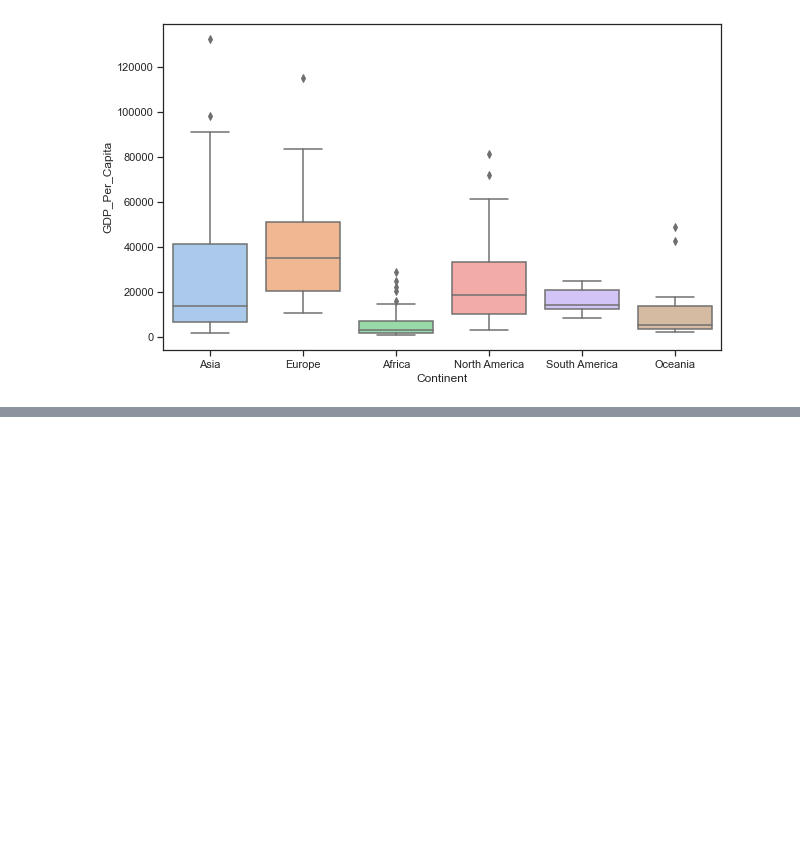
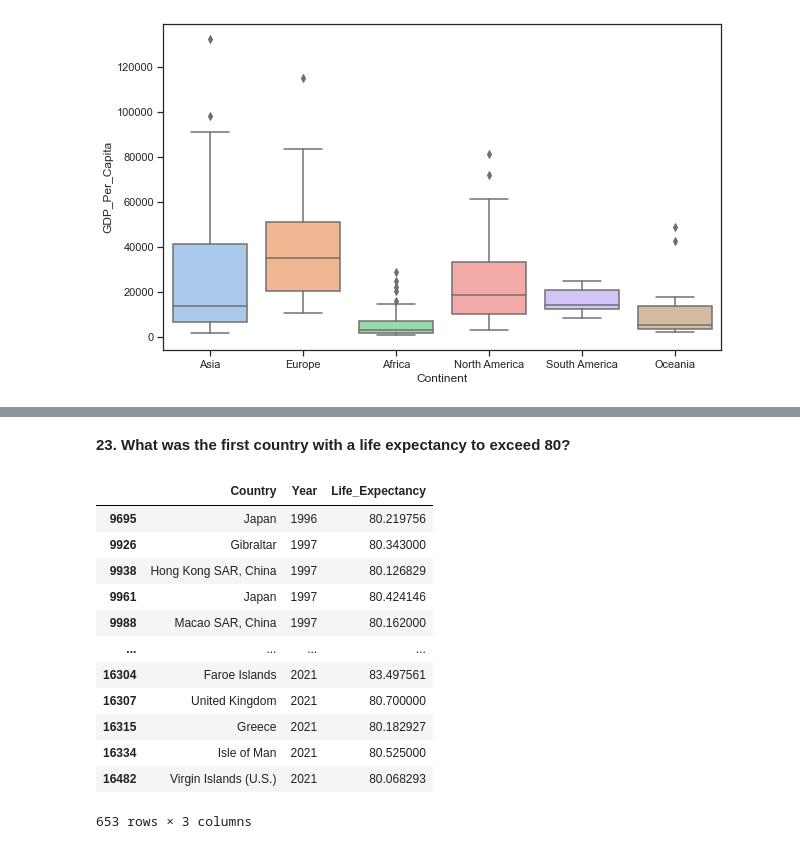
Before and after one commit to nss-data-science-cohort-7/un-exploration-sourish33, a Jupyter notebook: notebooks/UN_Data_Exploration.ipynb, the cells around one changed output, grey strips where cells are left out. Saved outputs shown, nothing was run; the diff lists cells and outputs as text; code cells hidden in the pictures; blank space fills up the shorter version.

```diff
--- a/notebooks/UN_Data_Exploration.ipynb
+++ b/notebooks/UN_Data_Exploration.ipynb
@@ -335,0 +354,6 @@ sns.boxplot(x="Continent", y="GDP_Per_Capita", data=gdp_2018, ax=ax)
+# %%
+yrs = list(life_expectancy.columns)[1:-1]
+# %%
+life_expectancy = pd.melt(life_expectancy, id_vars=["Country Name"], value_vars=yrs)
+# %%
+life_expectancy = life_expectancy.dropna()
@@ -335,0 +365,2 @@ sns.boxplot(x="Continent", y="GDP_Per_Capita", data=gdp_2018, ax=ax)
+# %%
+life_expectancy = life_expectancy.rename(columns={"variable": "Year", "value":"Life_Expectancy", "Country Name":"Country"})
@@ -335,0 +376,18 @@ sns.boxplot(x="Continent", y="GDP_Per_Capita", data=gdp_2018, ax=ax)
+# %% [markdown]
+**23. What was the first country with a life expectancy to exceed 80?**
+# %%
+life_expectancy[life_expectancy["Life_Expectancy"]>=80].sort_values(by=["Year"])
+# %% [output]
+|  | Country | Year | Life_Expectancy |
+| 9695 | Japan | 1996 | 80.219756 |
+| 9926 | Gibraltar | 1997 | 80.343000 |
+| 9938 | Hong Kong SAR, China | 1997 | 80.126829 |
+| 9961 | Japan | 1997 | 80.424146 |
+| 9988 | Macao SAR, China | 1997 | 80.162000 |
+| ... | ... | ... | ... |
+| 16304 | Faroe Islands | 2021 | 83.497561 |
+| 16307 | United Kingdom | 2021 | 80.700000 |
+| 16315 | Greece | 2021 | 80.182927 |
+| 16334 | Isle of Man | 2021 | 80.525000 |
+| 16482 | Virgin Islands (U.S.) | 2021 | 80.068293 |
+653 rows × 3 columns
```
Also changed, not shown: parts of 14 cells of this notebook, 1 other file.
